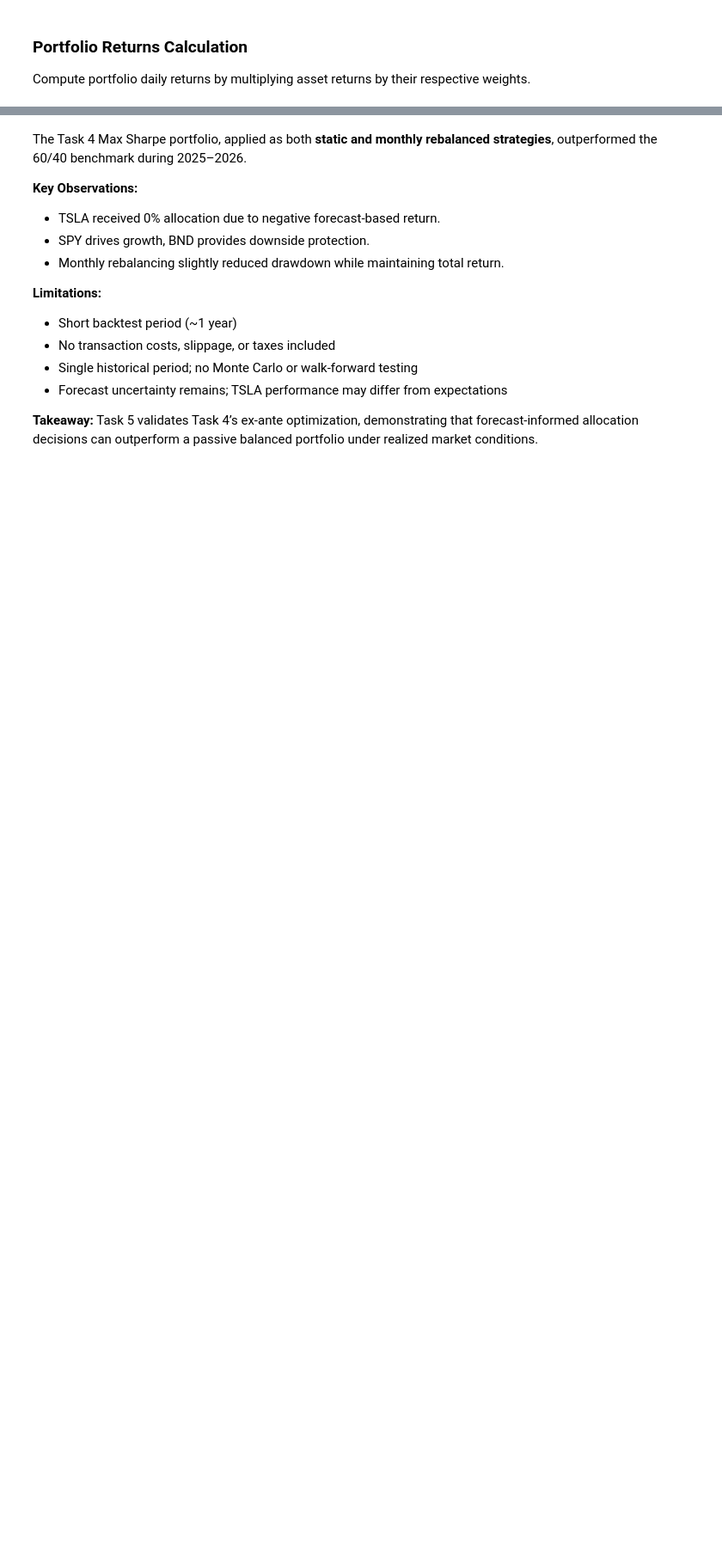
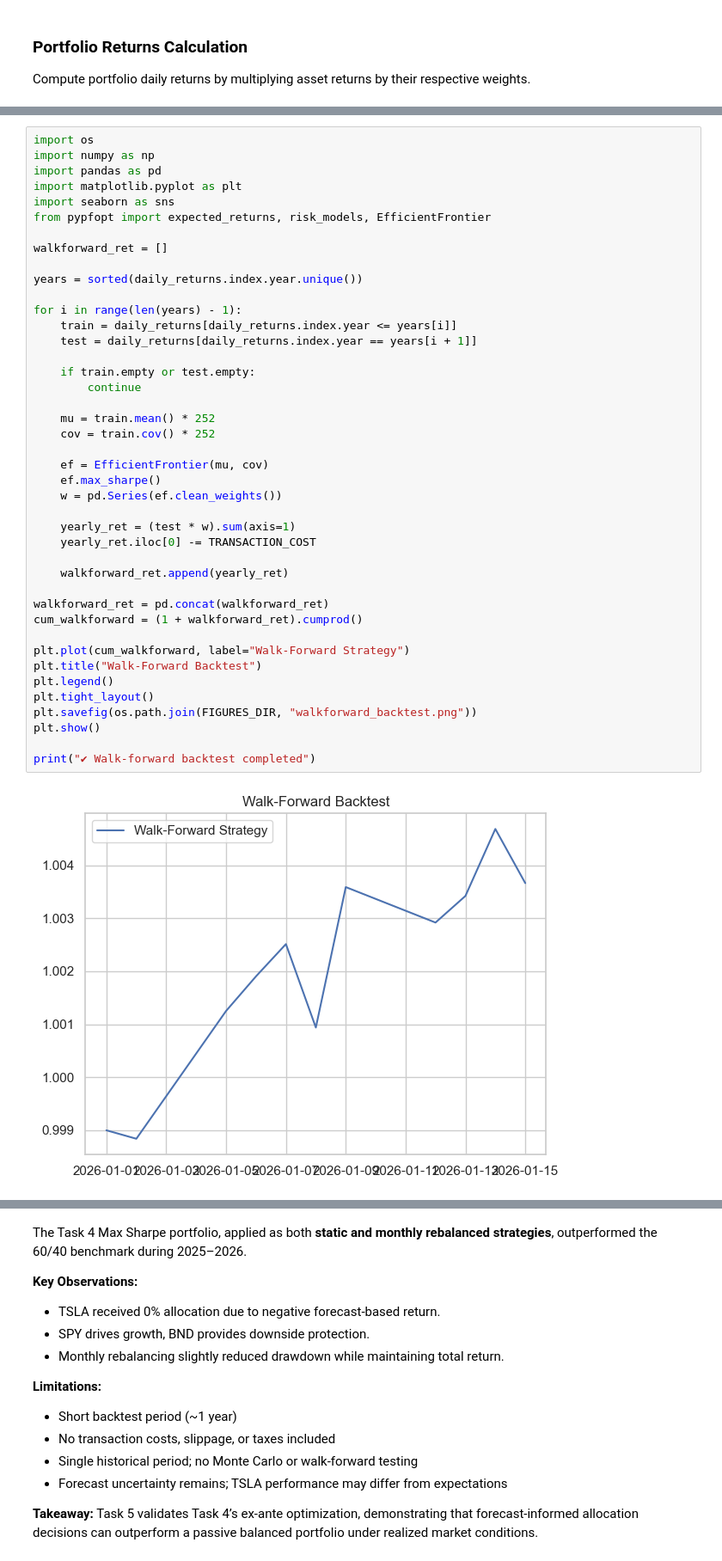
Before and after one commit to bekonad/portfolio-optimization, a Jupyter notebook: notebooks/task5_strategy_backtesting.ipynb, the cells around one changed output, grey strips where cells are left out. Shown at 86% size. Cells and saved outputs as stored; diff of their text form; blank space fills up the shorter version.

```diff
--- a/notebooks/task5_strategy_backtesting.ipynb
+++ b/notebooks/task5_strategy_backtesting.ipynb
@@ -208,0 +251,44 @@ print(f"✔ Performance metrics saved to CSV: {metrics_csv_path}")
+# %%
+import os
+import numpy as np
+import pandas as pd
+import matplotlib.pyplot as plt
+import seaborn as sns
+from pypfopt import expected_returns, risk_models, EfficientFrontier
+
+walkforward_ret = []
+
+years = sorted(daily_returns.index.year.unique())
+
+for i in range(len(years) - 1):
+    train = daily_returns[daily_returns.index.year <= years[i]]
+    test = daily_returns[daily_returns.index.year == years[i + 1]]
+
+    if train.empty or test.empty:
+        continue
+
+    mu = train.mean() * 252
+    cov = train.cov() * 252
+
+    ef = EfficientFrontier(mu, cov)
+    ef.max_sharpe()
+    w = pd.Series(ef.clean_weights())
+
+    yearly_ret = (test * w).sum(axis=1)
+    yearly_ret.iloc[0] -= TRANSACTION_COST
+
+    walkforward_ret.append(yearly_ret)
+
+walkforward_ret = pd.concat(walkforward_ret)
+cum_walkforward = (1 + walkforward_ret).cumprod()
+
+plt.plot(cum_walkforward, label="Walk-Forward Strategy")
+plt.title("Walk-Forward Backtest")
+plt.legend()
+plt.tight_layout()
+plt.savefig(os.path.join(FIGURES_DIR, "walkforward_backtest.png"))
+plt.show()
+
+print("✔ Walk-forward backtest completed")
+# %% [output]
+[figure, added]
```
Also changed, not shown: parts of 22 cells of this notebook, 15 other files.
